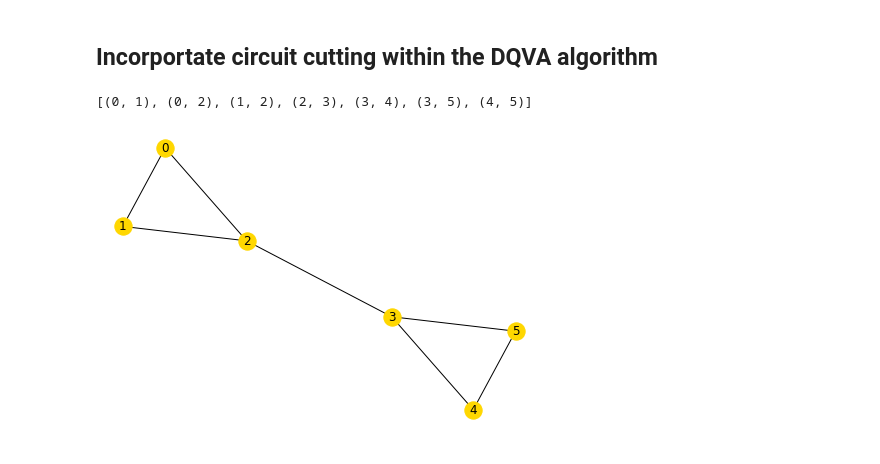
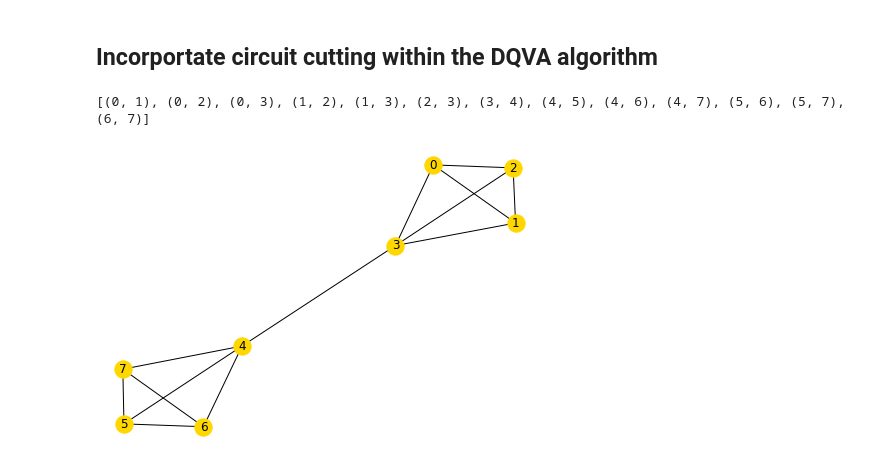
Before and after one commit to teaguetomesh/dqva-and-circuit-cutting, a Jupyter notebook: combining_QSPLIT_and_cutQC.ipynb, the cells around one changed output. Cells and saved outputs as stored; diff of their text form; code cells hidden in the pictures.

```diff
--- a/combining_QSPLIT_and_cutQC.ipynb
+++ b/combining_QSPLIT_and_cutQC.ipynb
@@ -477,9 +494,9 @@ def cut_dqva(init_state, G, m=4, threshold=1e-5, cutoff=5, sim='statevector', sh
     print('\tRETURNING, best hamming weight:', new_hamming_weight)
     return best_indset, opt_params, best_init_state, kl_bisection, history
 # %%
-G = dqva.test_graph(3, 0.9)
+G = dqva.test_graph(4, 0.9)
 print(list(G.edges()))
 nx.draw_spring(G, with_labels=True, node_color='gold')
 # %% [output]
-[(0, 1), (0, 2), (1, 2), (2, 3), (3, 4), (3, 5), (4, 5)]
+[(0, 1), (0, 2), (0, 3), (1, 2), (1, 3), (2, 3), (3, 4), (4, 5), (4, 6), (4, 7), (5, 6), (5, 7), (6, 7)]
-[figure, old version]
+[figure, new version]
```
Also changed, not shown: parts of 8 cells of this notebook, 1 other file.
